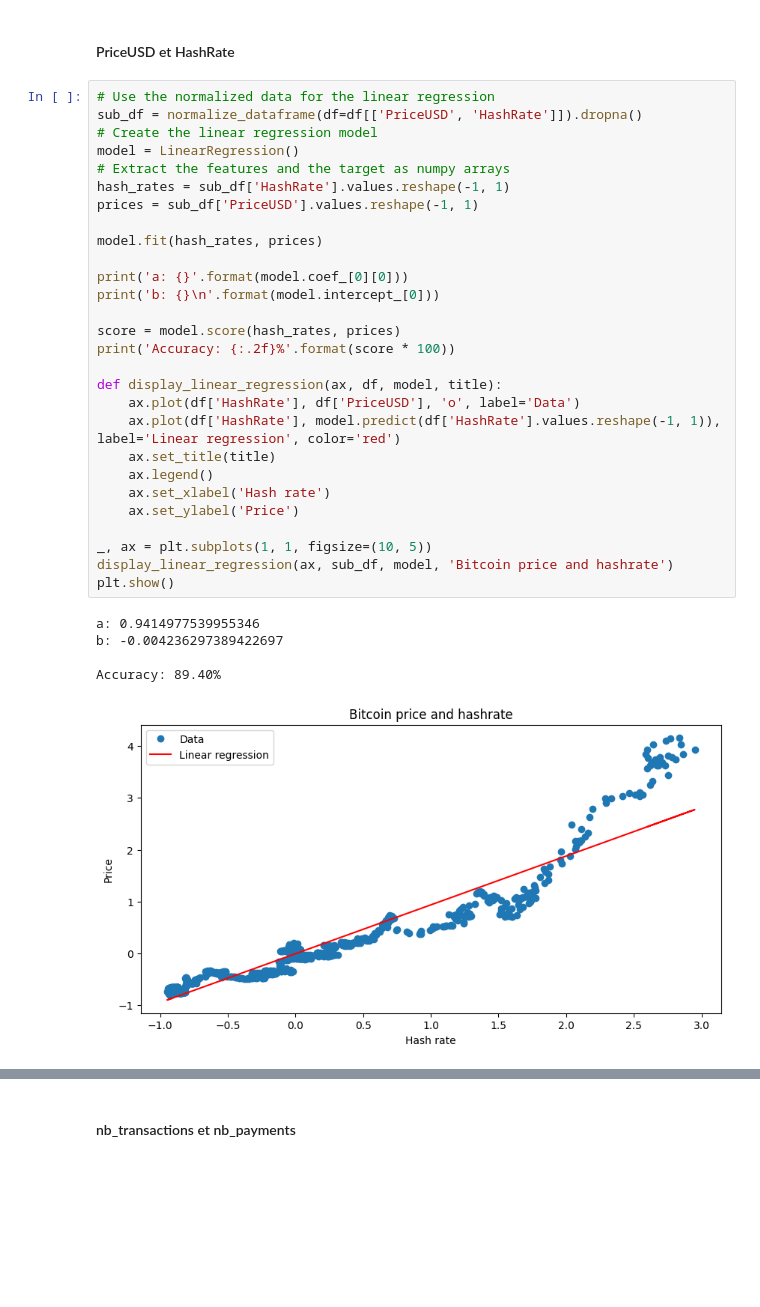
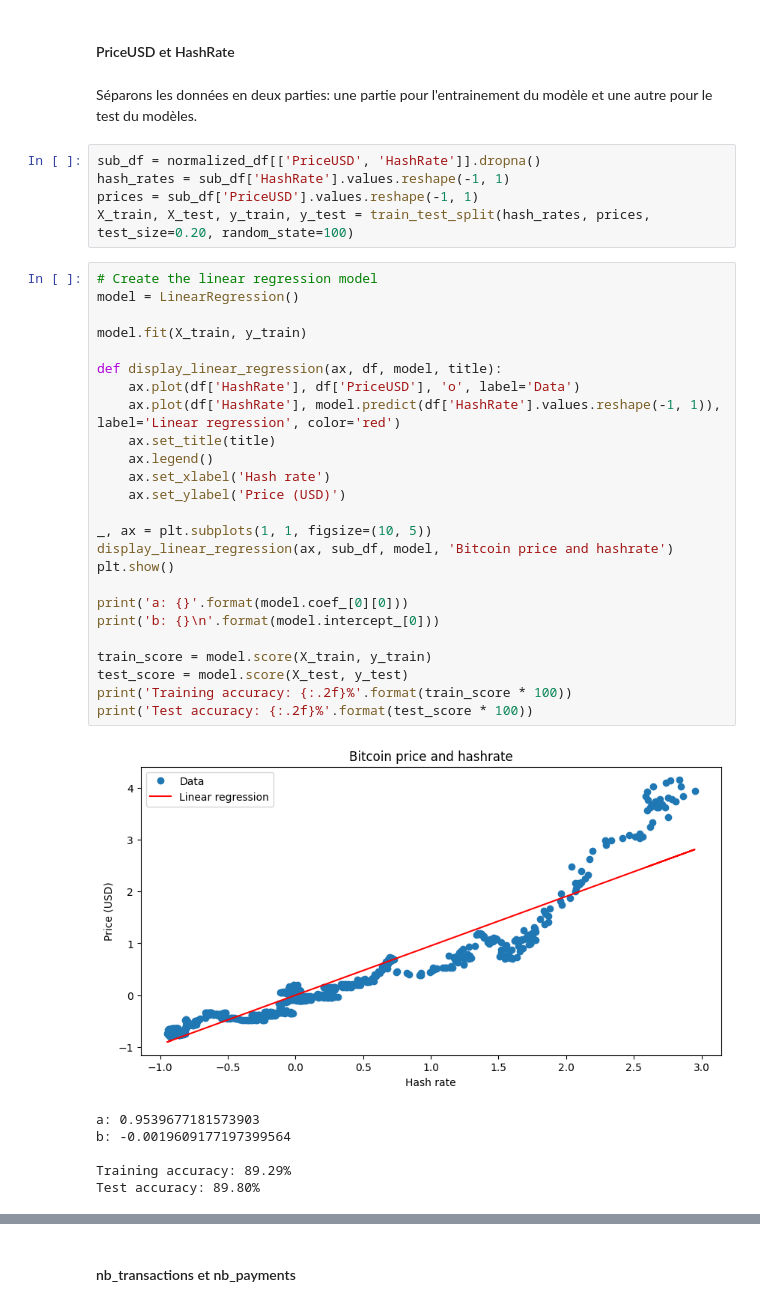
Before and after one commit to sinansoulier/BlockChainPYBD, a Jupyter notebook: analysis.ipynb, the cells around one changed output, grey strips where cells are left out. Cells and saved outputs as stored; diff of their text form; blank space fills up the shorter version.

Commit message:
analysis: Finished improving linear regression presnetation

```diff
--- a/analysis.ipynb
+++ b/analysis.ipynb
@@ -231,38 +232,43 @@ nb\_transactions &= a \times nb\_payments + b
 $
 # %% [markdown]
 #### PriceUSD et HashRate
+# %% [markdown]
+Séparons les données en deux parties: une partie pour l'entrainement du modèle et une autre pour le test du modèles.
+# %%
+sub_df = normalized_df[['PriceUSD', 'HashRate']].dropna()
+hash_rates = sub_df['HashRate'].values.reshape(-1, 1)
+prices = sub_df['PriceUSD'].values.reshape(-1, 1)
+X_train, X_test, y_train, y_test = train_test_split(hash_rates, prices, test_size=0.20, random_state=100)
 # %%
-# Use the normalized data for the linear regression
-sub_df = normalize_dataframe(df=df[['PriceUSD', 'HashRate']]).dropna()
 # Create the linear regression model
 model = LinearRegression()
-# Extract the features and the target as numpy arrays
-hash_rates = sub_df['HashRate'].values.reshape(-1, 1)
-prices = sub_df['PriceUSD'].values.reshape(-1, 1)
 
-model.fit(hash_rates, prices)
-
-print('a: {}'.format(model.coef_[0][0]))
-print('b: {}\n'.format(model.intercept_[0]))
-
-score = model.score(hash_rates, prices)
-print('Accuracy: {:.2f}%'.format(score * 100))
+model.fit(X_train, y_train)
 
 def display_linear_regression(ax, df, model, title):
     ax.plot(df['HashRate'], df['PriceUSD'], 'o', label='Data')
     ax.plot(df['HashRate'], model.predict(df['HashRate'].values.reshape(-1, 1)), label='Linear regression', color='red')
     ax.set_title(title)
     ax.legend()
     ax.set_xlabel('Hash rate')
-    ax.set_ylabel('Price')
+    ax.set_ylabel('Price (USD)')
 
 _, ax = plt.subplots(1, 1, figsize=(10, 5))
 display_linear_regression(ax, sub_df, model, 'Bitcoin price and hashrate')
 plt.show()
+
+print('a: {}'.format(model.coef_[0][0]))
+print('b: {}\n'.format(model.intercept_[0]))
+
+train_score = model.score(X_train, y_train)
+test_score = model.score(X_test, y_test)
+print('Training accuracy: {:.2f}%'.format(train_score * 100))
+print('Test accuracy: {:.2f}%'.format(test_score * 100))
 # %% [output]
+[figure, new version]
-a: 0.9414977539955346
-b: -0.004236297389422697
+a: 0.9539677181573903
+b: -0.0019609177197399564
 
-Accuracy: 89.40%
+Training accuracy: 89.29%
+Test accuracy: 89.80%
-[figure, old version]
 # %% [markdown]
```
Also changed, not shown: parts of 6 cells of this notebook.
